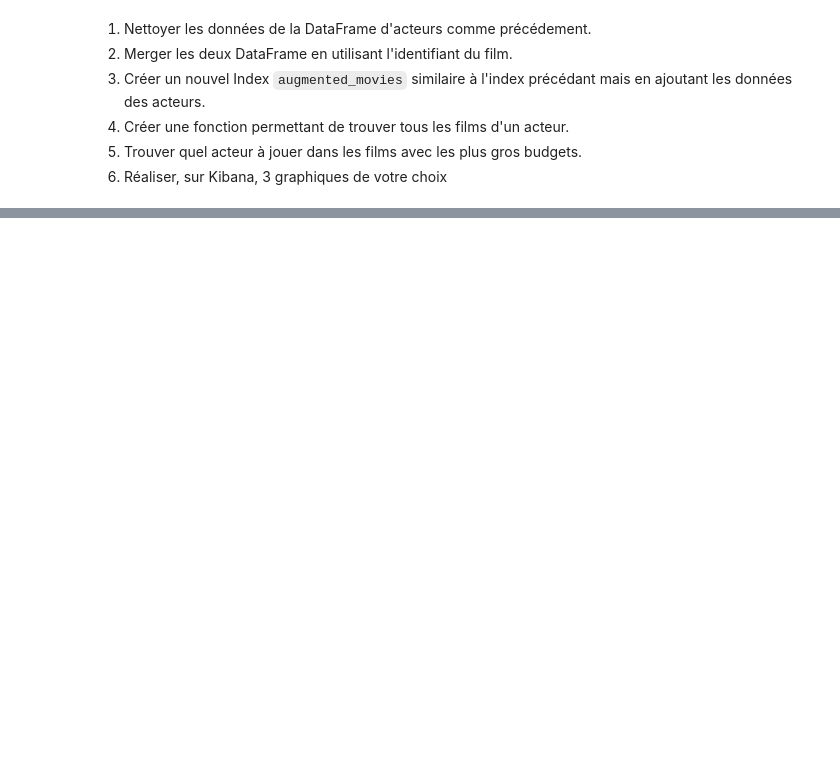
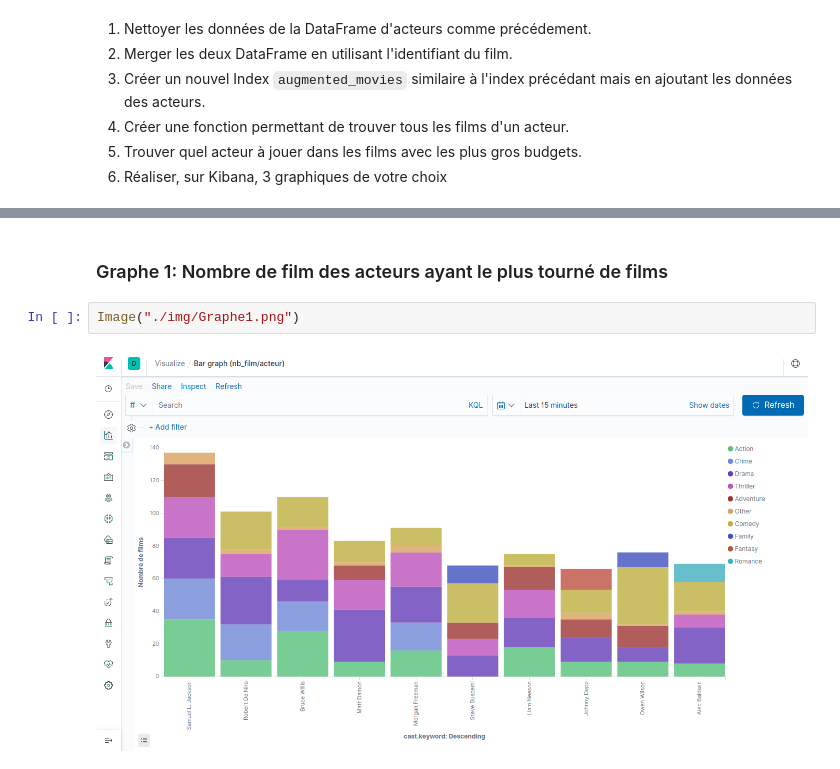
Before and after one commit to LcPlacide/DataEngineerTools, a Jupyter notebook: 5ElasticSearch/Introduction.ipynb, the cells around one changed output, grey strips where cells are left out. Saved outputs shown, nothing was run; the diff lists cells and outputs as text; blank space fills up the shorter version.

```diff
--- a/5ElasticSearch/Introduction.ipynb
+++ b/5ElasticSearch/Introduction.ipynb
@@ -669,0 +779,6 @@ moviesByActor("Johnny Depp")
+# %% [markdown]
+### Graphe 1: Nombre de film des acteurs ayant le plus tourné de films
+# %%
+Image("./img/Graphe1.png")
+# %% [output]
+[figure, added]
```
Also changed, not shown: parts of 19 cells of this notebook, 5 other files.
